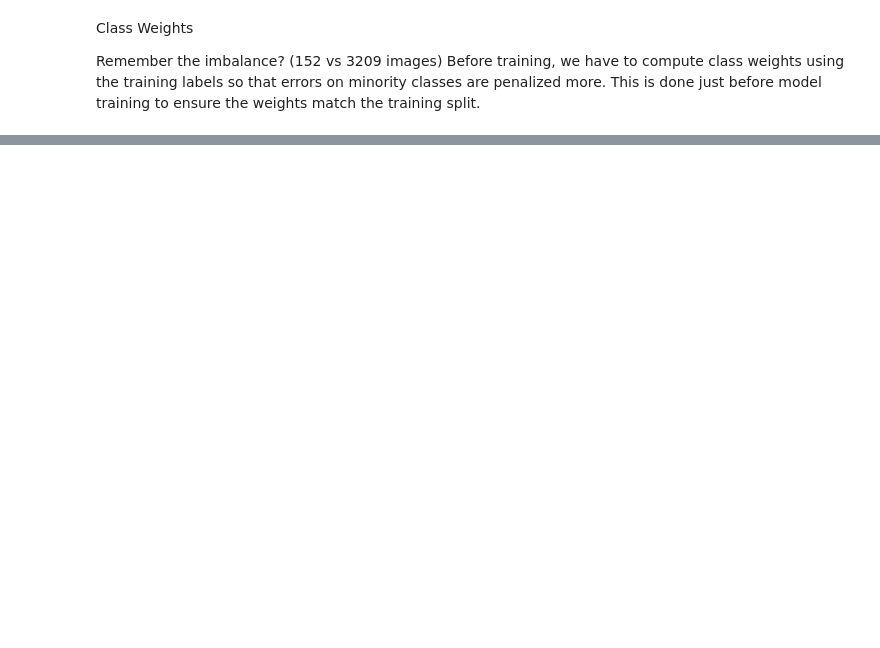
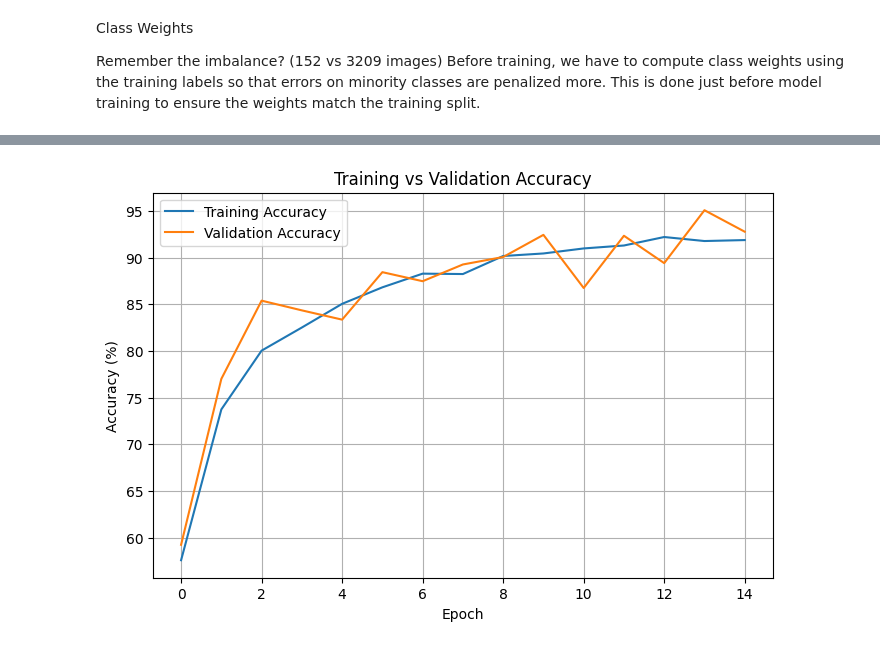
Before and after one commit to sarj29/PeerPro---DeepLearning-with-Neural-Networks, a Jupyter notebook: 02-preprocessing-plantvillage.ipynb, the cells around one changed output, grey strips where cells are left out. Cells and saved outputs as stored; diff of their text form; code cells hidden in the pictures; blank space fills up the shorter version.

Commit message:
Kaggle Notebook | 02_Preprocessing_Training_PlantVillage | Version 2

```diff
--- a/02-preprocessing-plantvillage.ipynb
+++ b/02-preprocessing-plantvillage.ipynb
@@ -170,0 +235,20 @@ NameError: name 'train_dataset' is not defined
+# %%
+class_weights = class_weights.to(device)
+
+criterion = nn.CrossEntropyLoss(
+    weight=class_weights
+)
+# %%
+import torch.optim as optim
+
+optimizer = optim.Adam(
+    model.parameters(),
+    lr=0.001
+)
+# %%
+scheduler = optim.lr_scheduler.ReduceLROnPlateau(
+    optimizer,
+    mode='min',
+    factor=0.2,
+    patience=3
+)
@@ -170,0 +330,8 @@ NameError: name 'train_dataset' is not defined
+# %%
+train_losses = []
+val_losses = []
+
+train_accuracies = []
+val_accuracies = []
+
+best_val_accuracy = 0
@@ -170,0 +400,16 @@ NameError: name 'train_dataset' is not defined
+# %%
+plt.figure(figsize=(8,5))
+
+plt.plot(train_accuracies, label="Training Accuracy")
+plt.plot(val_accuracies, label="Validation Accuracy")
+
+plt.xlabel("Epoch")
+plt.ylabel("Accuracy (%)")
+plt.title("Training vs Validation Accuracy")
+
+plt.legend()
+plt.grid(True)
+
+plt.show()
+# %% [output]
+[figure, added]
```
Also changed, not shown: parts of 28 cells of this notebook.
